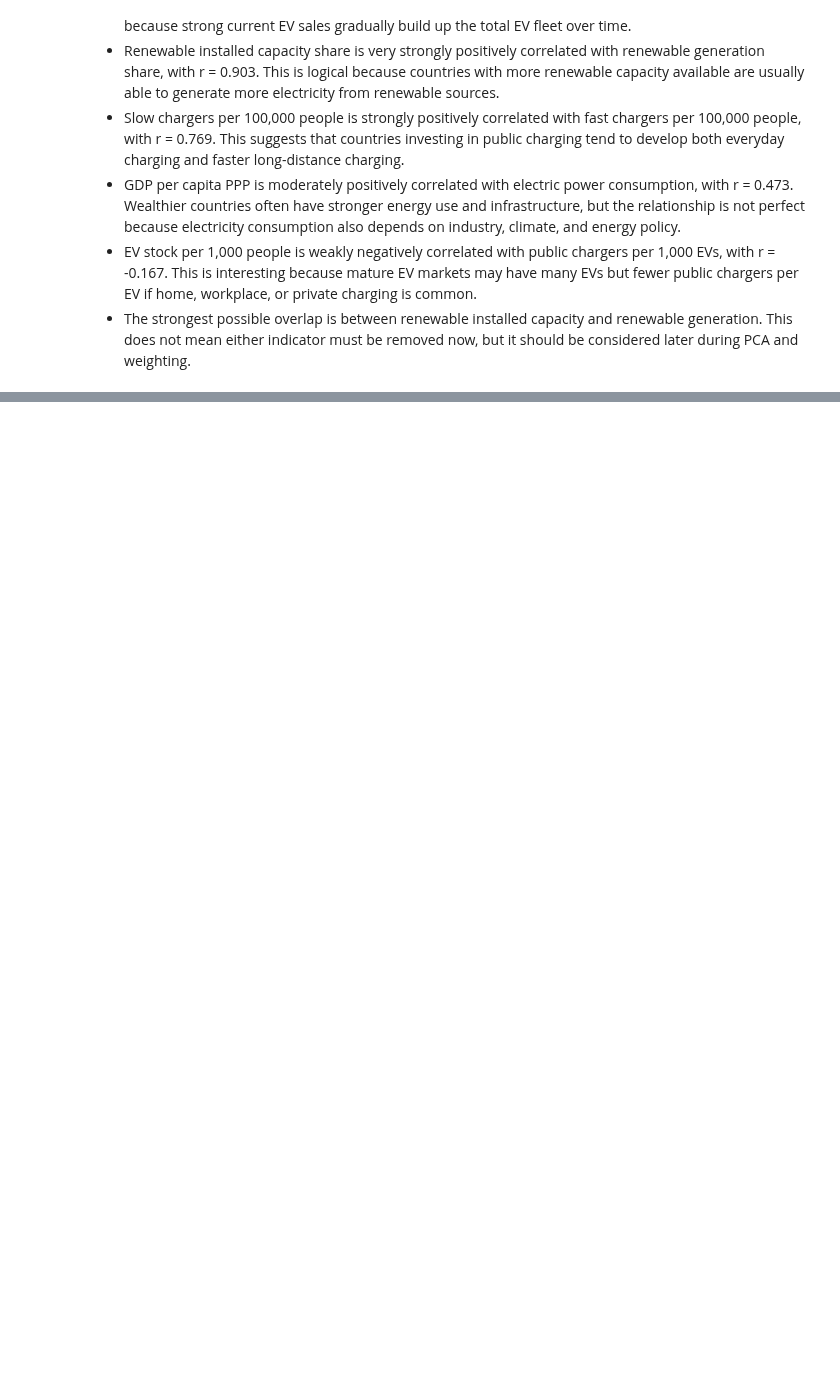
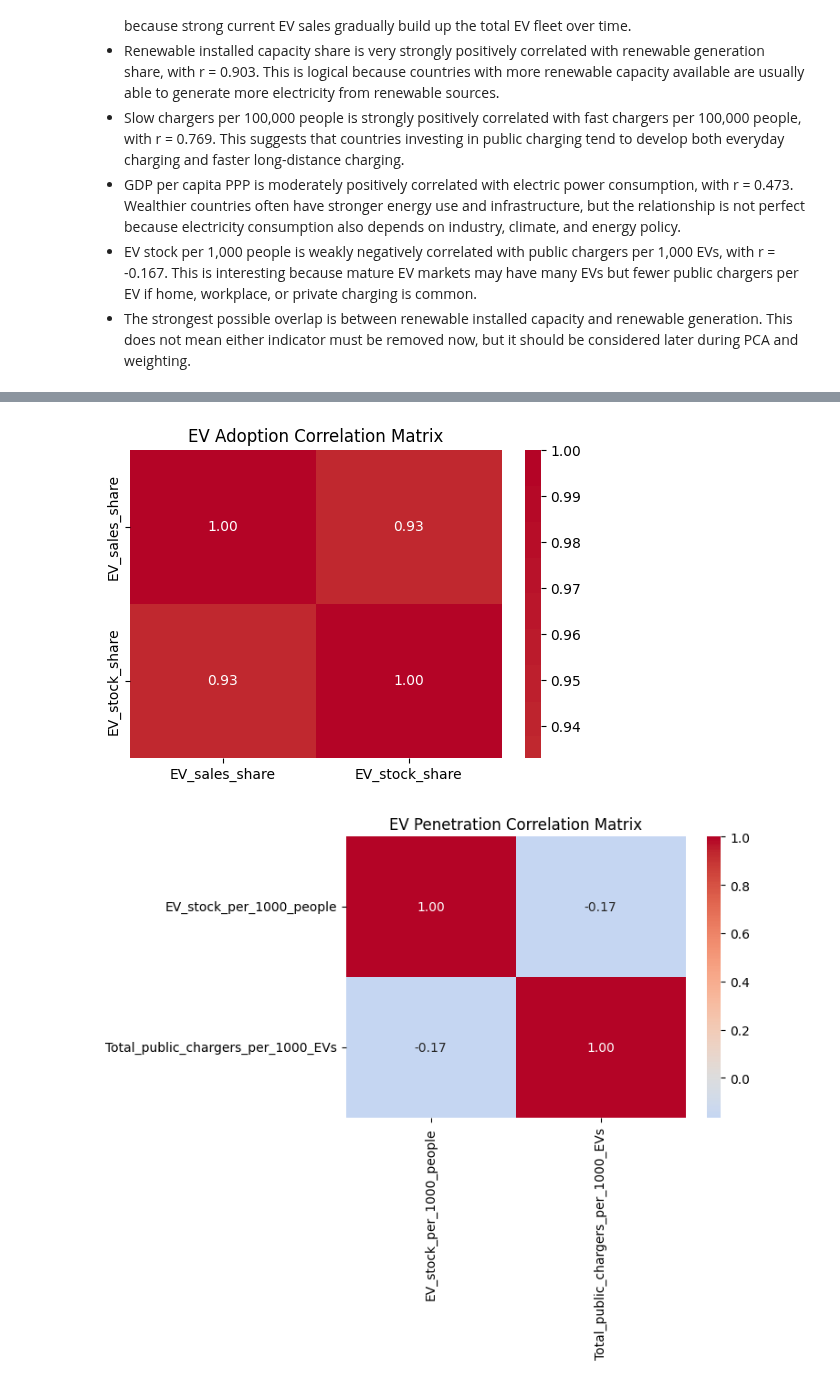
Before and after one commit to RathnamMeghana/DAV_CA1, a Jupyter notebook: index.ipynb, the cells around one changed output, grey strips where cells are left out. Drawn from its saved outputs; the diff is of its cells as text; code cells hidden in the pictures; blank space fills up the shorter version.

Commit message:
🔎 Add sub-index correlation checks
Added correlation checks for each EV readiness sub-index.

Used them to compare the data structure with the framework.

```diff
--- a/index.ipynb
+++ b/index.ipynb
@@ -1077,0 +1082,44 @@ high_correlation_df
+# %%
+def describe_correlation(value):
+    value = abs(value)
+
+    if value >= 0.8:
+        return "Very strong"
+    elif value >= 0.6:
+        return "Strong"
+    elif value >= 0.4:
+        return "Moderate"
+    else:
+        return "Weak or no relationship"
+# %%
+# Create a small correlation matrix for each sub-index.
+sub_index_correlation_rows = []
+
+for group_name, columns in indicator_groups.items():
+    group_corr = indicator_df[columns].corr()
+
+    plt.figure(figsize=(6, 4))
+    sns.heatmap(group_corr, annot=True, cmap="coolwarm", center=0, fmt=".2f")
+    plt.title(group_name + " Correlation Matrix")
+    plt.show()
+
+    # Store the pairwise values in a table for a clear written discussion.
+    for i in range(len(columns)):
+        for j in range(i + 1, len(columns)):
+            indicator_1 = columns[i]
+            indicator_2 = columns[j]
+            correlation_value = group_corr.loc[indicator_1, indicator_2]
+
+            sub_index_correlation_rows.append({
+                "Sub_Index": group_name,
+                "Indicator_1": indicator_1,
+                "Indicator_2": indicator_2,
+                "Correlation": round(correlation_value, 3),
+                "Relationship": describe_correlation(correlation_value)
+            })
+
+sub_index_correlation_df = pd.DataFrame(sub_index_correlation_rows)
+sub_index_correlation_df
+# %% [output]
+[figure, added]
+[figure, added]
```
Also changed, not shown: parts of 2 cells of this notebook.
